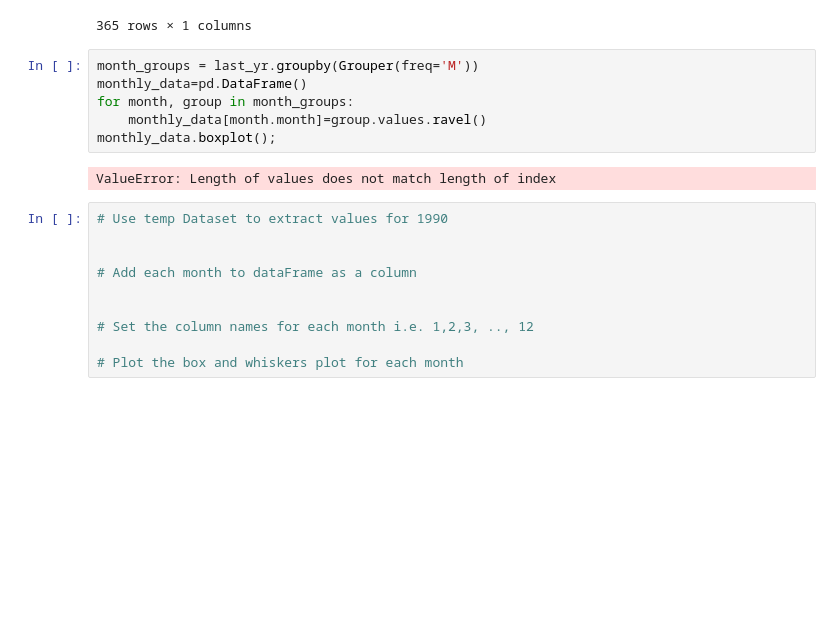
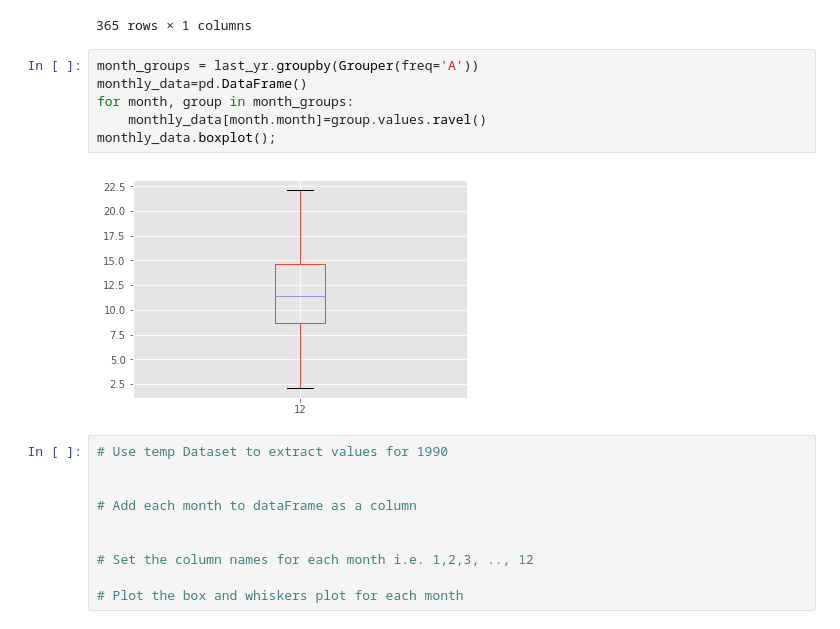
Before and after one commit to danjizquierdo/dsc-3-25-04-visualizing-time-series-data-lab-nyc-ds-career-012819, a Jupyter notebook: index.ipynb, the cells around one changed output. Drawn from its saved outputs; the diff is of its cells as text; blank space fills up the shorter version.

```diff
--- a/index.ipynb
+++ b/index.ipynb
@@ -178,13 +178,13 @@ last_yr
 | 1990-12-31 | 13.0 |
 365 rows × 1 columns
 # %%
-month_groups = last_yr.groupby(Grouper(freq='M'))
+month_groups = last_yr.groupby(Grouper(freq='A'))
 monthly_data=pd.DataFrame()
 for month, group in month_groups:
     monthly_data[month.month]=group.values.ravel()
 monthly_data.boxplot();
 # %% [output]
-ValueError: Length of values does not match length of index
+[figure, added]
 # %%
 # Use temp Dataset to extract values for 1990
 
```
